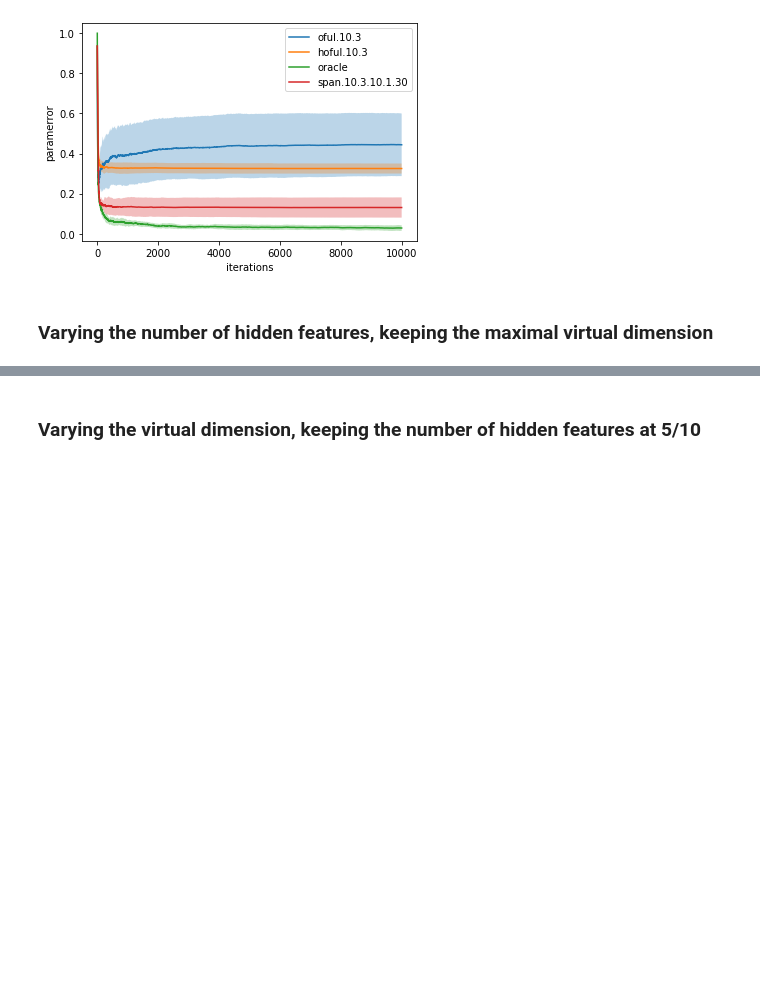
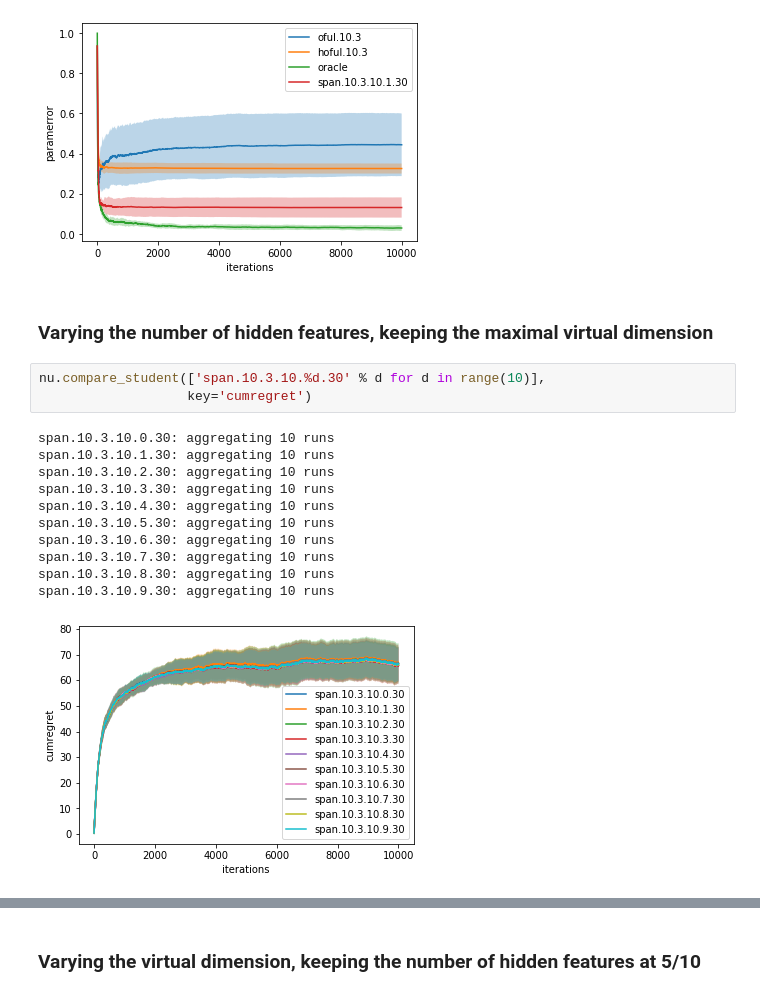
Before and after one commit to T3p/hidden-features, a Jupyter notebook: notebooks/contextual_hidden.ipynb, the cells around one changed output, grey strips where cells are left out. Cells and saved outputs as stored; diff of their text form; blank space fills up the shorter version.

```diff
--- a/notebooks/contextual_hidden.ipynb
+++ b/notebooks/contextual_hidden.ipynb
@@ -45,4 +45,19 @@ span.10.3.10.1.30: aggregating 10 runs
 [figure]
 # %% [markdown]
 ### Varying the number of hidden features, keeping the maximal virtual dimension
+# %%
+nu.compare_student(['span.10.3.10.%d.30' % d for d in range(10)],
+                   key='cumregret')
+# %% [output]
+span.10.3.10.0.30: aggregating 10 runs
+span.10.3.10.1.30: aggregating 10 runs
+span.10.3.10.2.30: aggregating 10 runs
+span.10.3.10.3.30: aggregating 10 runs
+span.10.3.10.4.30: aggregating 10 runs
+span.10.3.10.5.30: aggregating 10 runs
+span.10.3.10.6.30: aggregating 10 runs
+span.10.3.10.7.30: aggregating 10 runs
+span.10.3.10.8.30: aggregating 10 runs
+span.10.3.10.9.30: aggregating 10 runs
+[figure, added]
 # %%
```
Also changed, not shown: parts of 6 cells of this notebook.
